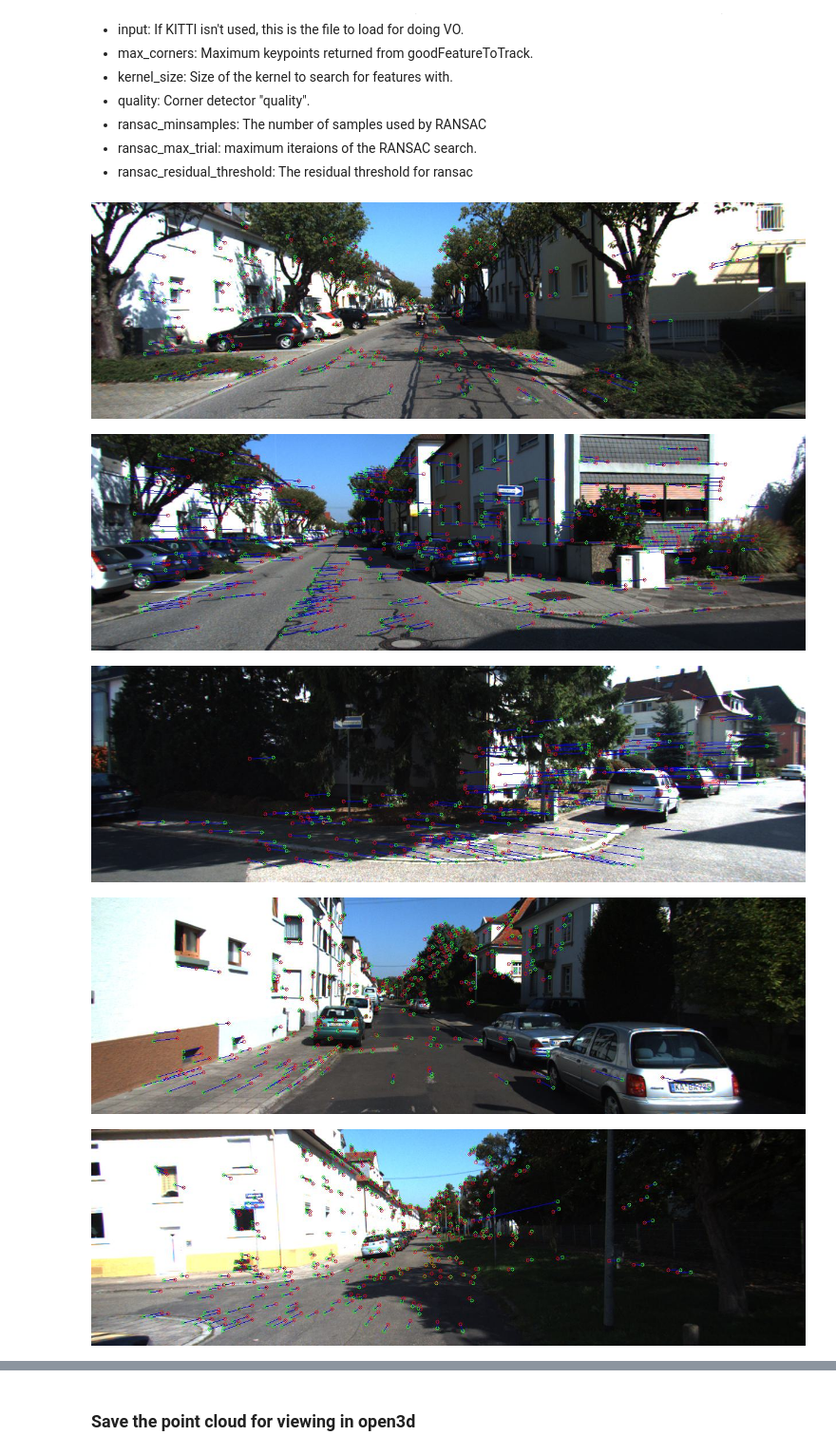
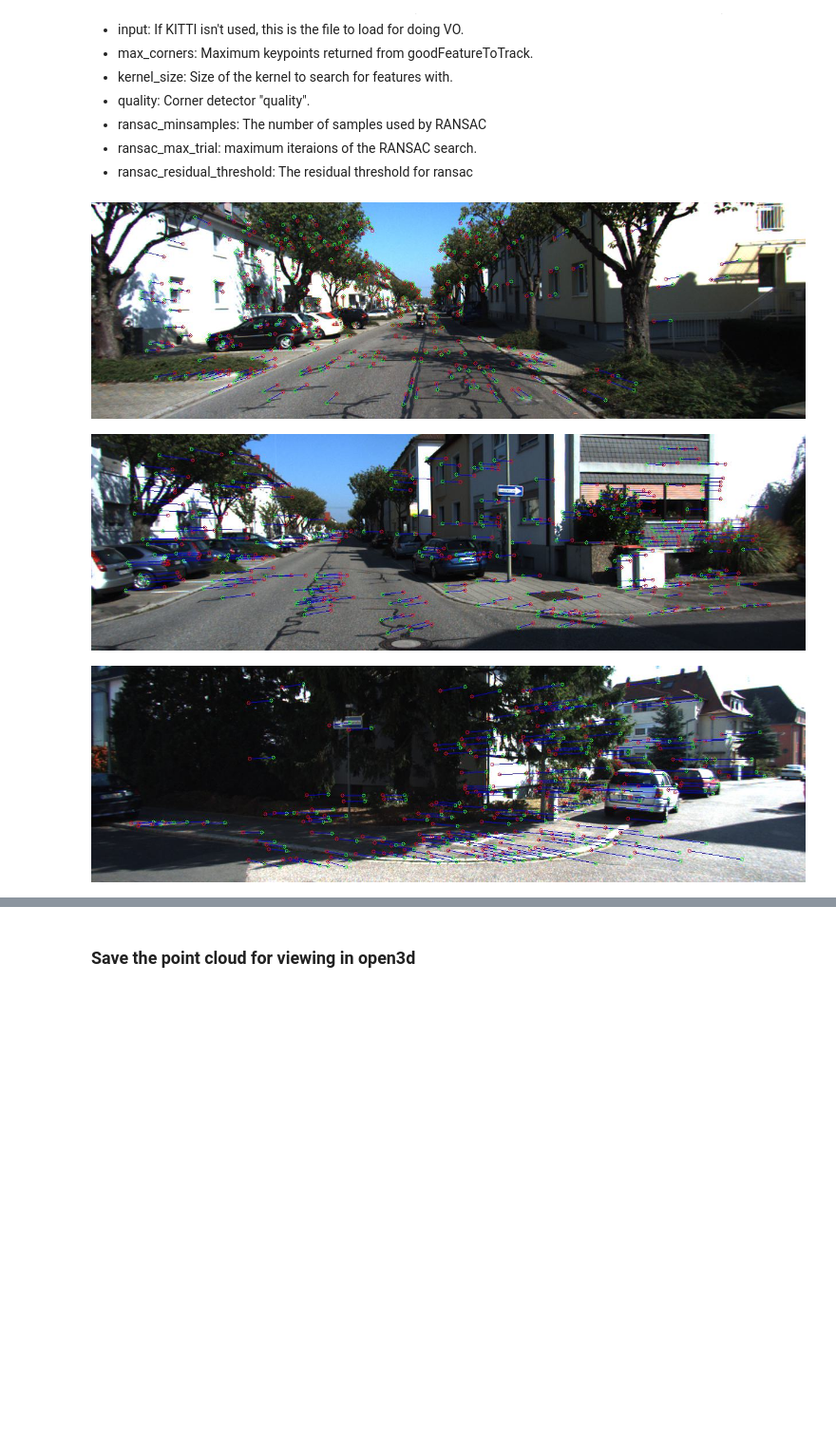
Before and after one commit to hpennington/mono-visual-odometry, a Jupyter notebook: src/visual_odometry.ipynb, the cells around one changed output, grey strips where cells are left out. Shown at 95% size. Saved outputs shown, nothing was run; the diff lists cells and outputs as text; code cells hidden in the pictures; blank space fills up the shorter version.

```diff
--- a/src/visual_odometry.ipynb
+++ b/src/visual_odometry.ipynb
@@ -101,7 +101,6 @@ def match_frames(T, H, W, kps1, kps2, descriptors1, descriptors2):
 
     pairs = []
     norm_pairs = []
-    indices = []
 
     for m,n in matches:
         # Check Lowe's ratio
@@ -179,75 +178,80 @@ while (KITTI == True and i < len(train_image_names)) or (cap is not None and cap
 
                 norm_pairs, feature_pairs, F = result
 
-                # Compute the essential matrix from the fundamental matrix
-                E = fundamental_to_essential(F)
+                if norm_pairs.shape[0] > 1:
 
-                # Compute the rotation matrix and translation vector between the two frames
-                R, t = extract_pose(E, norm_pairs[0, 0], norm_pairs[0, 1])
+                    # Compute the essential matrix from the fundamental matrix
+                    E = fundamental_to_essential(F)
 
-                # Integrate the rotation, and translation matrix/vector with the previos pose
-                # to compute the current pose.
-                pose_abs = integrate_pose(pose_abs, R, t)
+                    # Compute the rotation matrix and translation vector between the two frames
+                    R, t = extract_pose(E, norm_pairs[0, 0], norm_pairs[0, 1])
 
-                # Get the translation of the camera from 4d -> 3d coordinates.
-                t_abs = pose_abs[:3, 3] / pose_abs[3, 3]
-                t_abs_all.append(t_abs)
+                    # Integrate the rotation, and translation matrix/vector with the previos pose
+                    # to compute the current pose.
+                    pose_abs = integrate_pose(pose_abs, R, t)
 
-                if KITTI == True:
-                    t_abs_gt.append(label[:3, 3])
+                    # Get the translation of the camera from 4d -> 3d coordinates.
+                    t_abs = pose_abs[:3, 3] / pose_abs[3, 3]
+                    t_abs_all.append(t_abs)
 
-                Rt = np.eye(4)
-                proj1 = Rt
+                    if KITTI == True:
+                        t_abs_gt.append(label[:3, 3])
 
-                if last_proj is not None:
-                    proj1 = calculate_projection(R, t, last_proj)
-                    kps1 = norm_pairs[:, 0]
-                    kps2 = norm_pairs[:, 1]
+                    Rt = np.eye(4)
+                    proj1 = Rt
 
-                    # Triangulate 4d points
-                    points4d = triangulate(proj1[:3, :4], last_proj[:3, :4], kps1, kps2, R, t)
-                    # 4d homogeneous -> 3d
-                    points3d = (points4d / points4d[:, 3:])[:, :3]
+                    if last_proj is not None:
+                        proj1 = calculate_projection(R, t, last_proj)
+                        kps1 = norm_pairs[:, 0]
+                        kps2 = norm_pairs[:, 1]
 
-                    if point_cloud is None:
-                        point_cloud = points3d.reshape(-1, 3)
-                    else:
-                        point_cloud = np.concatenate([point_cloud, points3d.reshape(-1, 3)]).reshape(-1, 3)
+                        # Triangulate 4d points
+                        points4d = triangulate(proj1[:3, :4], last_proj[:3, :4], kps1, kps2, R, t)
+                        # 4d homogeneous -> 3d
+                        points3d = (points4d / points4d[:, 3:])[:, :3]
 
-                last_proj = proj1
+                        if point_cloud is None:
+                            point_cloud = points3d.reshape(-1, 3)
+                        else:
+                            point_cloud = np.concatenate([point_cloud, points3d.reshape(-1, 3)]).reshape(-1, 3)
+
+                    last_proj = proj1
+
+                else:
+                    print("norm_pairs.shape[0] < 1")
+
+
 
                 draw_points(im_original, feature_pairs, multiplier_x, multiplier_y)
 
         last = im
 
         if last_kps is None:
             last_kps, last_descriptors = extract_features(im, max_corners, quality, kernel_size, keypoint_size)
         else:
             last_kps, last_descriptors = kps, descriptors
 
         cv2.imshow('im', im_original)
         key = cv2.waitKey(1)
         if key & 0xFF == ord('q'):
             break
 
         if (i > 99 and i % 100 == 0) or (i > 0 and i < 11 and i % 10 == 0):
             display_mat(cv2.cvtColor(im_original, cv2.COLOR_BGR2RGB))
 
         t1 = time.time()
         t_delta = (t1 - t0)
         # print (1 / t_delta)
         i += 1
 
     else:
         break
 
 cv2.destroyAllWindows()
 cv2.waitKey(4)
 if KITTI == False:
     cap.release()
 # %% [output]
-[figure, old version]
+[figure, new version]
-[figure, old version]
+[figure, new version]
-[figure, old version]
+[figure, new version]
-[figure, removed]
-[figure, removed]
```
Also changed, not shown: parts of 2 cells of this notebook, 2 other files.
